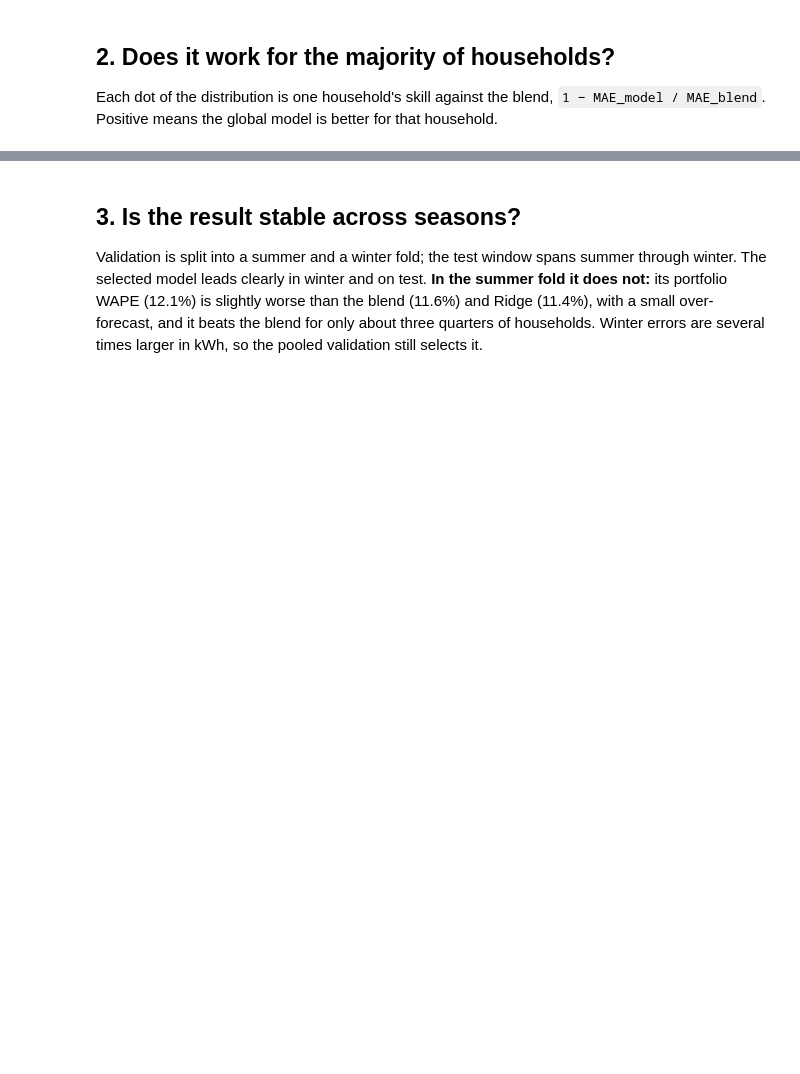
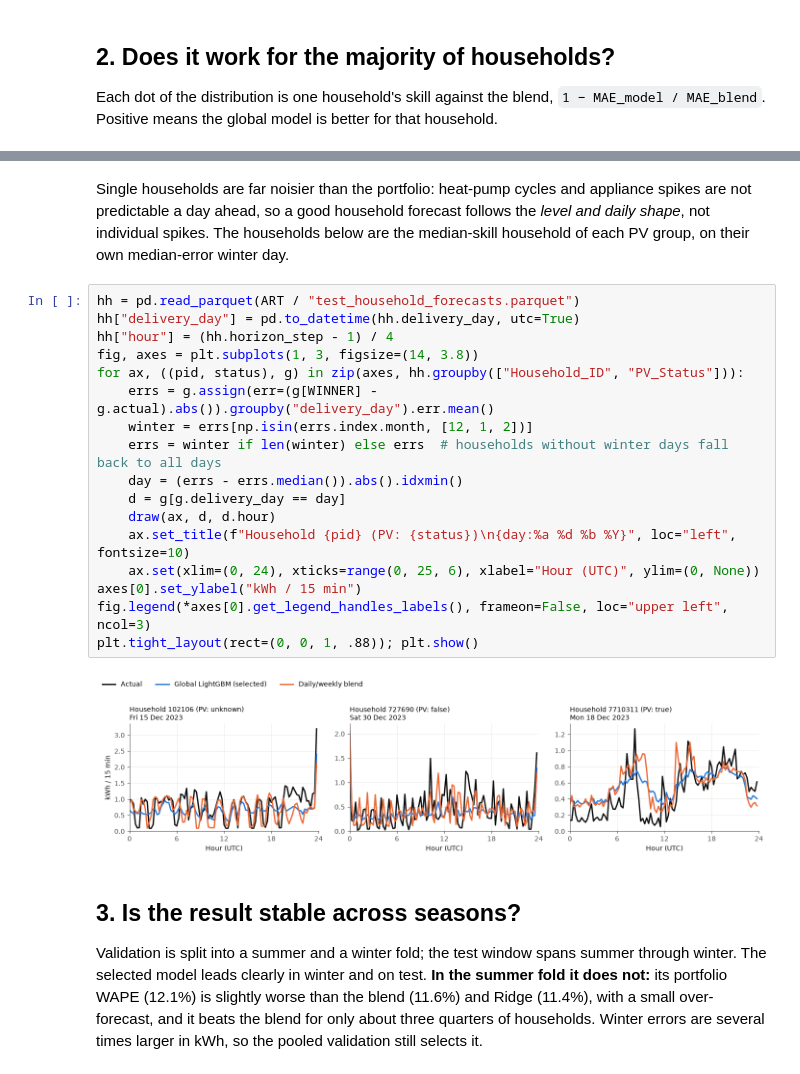
Before and after one commit to nicosquare/rwth_hackathon, a Jupyter notebook: notebooks/02_level0_day_ahead.ipynb, the cells around one changed output, grey strips where cells are left out. Drawn from its saved outputs; the diff is of its cells as text; blank space fills up the shorter version.

```diff
--- a/notebooks/02_level0_day_ahead.ipynb
+++ b/notebooks/02_level0_day_ahead.ipynb
@@ -120,3 +173,24 @@ Households where the blend is still better (smallest skill first):
+# %% [markdown]
+Single households are far noisier than the portfolio: heat-pump cycles and appliance spikes are not predictable a day ahead, so a good household forecast follows the *level and daily shape*, not individual spikes. The households below are the median-skill household of each PV group, on their own median-error winter day.
+# %%
+hh = pd.read_parquet(ART / "test_household_forecasts.parquet")
+hh["delivery_day"] = pd.to_datetime(hh.delivery_day, utc=True)
+hh["hour"] = (hh.horizon_step - 1) / 4
+fig, axes = plt.subplots(1, 3, figsize=(14, 3.8))
+for ax, ((pid, status), g) in zip(axes, hh.groupby(["Household_ID", "PV_Status"])):
+    errs = g.assign(err=(g[WINNER] - g.actual).abs()).groupby("delivery_day").err.mean()
+    winter = errs[np.isin(errs.index.month, [12, 1, 2])]
+    errs = winter if len(winter) else errs  # households without winter days fall back to all days
+    day = (errs - errs.median()).abs().idxmin()
+    d = g[g.delivery_day == day]
+    draw(ax, d, d.hour)
+    ax.set_title(f"Household {pid} (PV: {status})\n{day:%a %d %b %Y}", loc="left", fontsize=10)
+    ax.set(xlim=(0, 24), xticks=range(0, 25, 6), xlabel="Hour (UTC)", ylim=(0, None))
+axes[0].set_ylabel("kWh / 15 min")
+fig.legend(*axes[0].get_legend_handles_labels(), frameon=False, loc="upper left", ncol=3)
+plt.tight_layout(rect=(0, 0, 1, .88)); plt.show()
+# %% [output]
+[figure, added]
 # %% [markdown]
 ## 3. Is the result stable across seasons?
 
```
Also changed, not shown: parts of 6 cells of this notebook, 9 other files.
